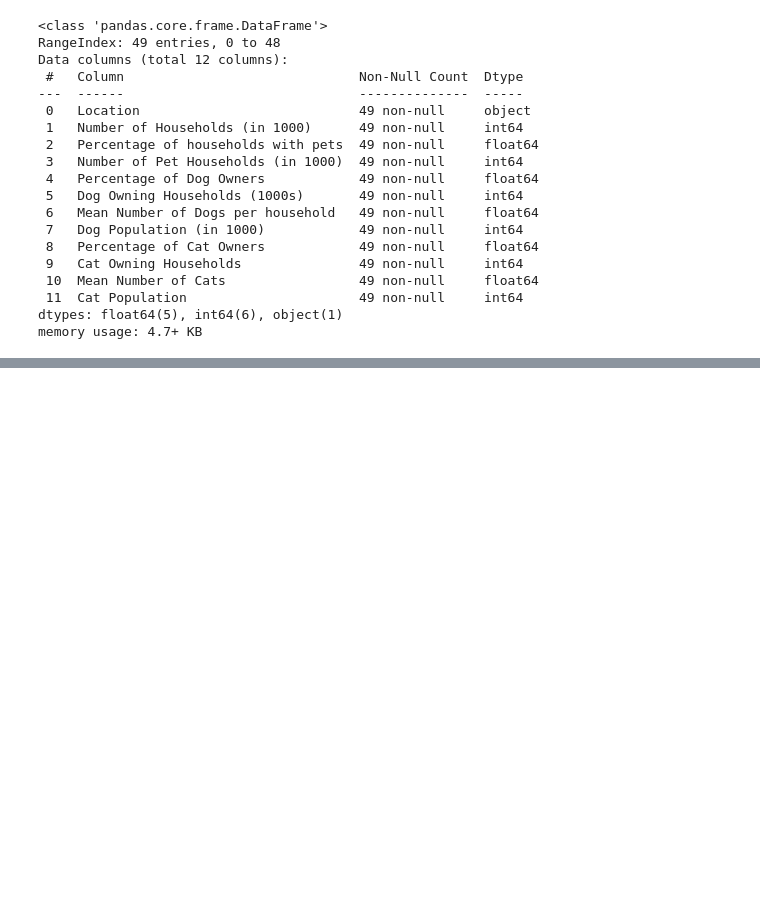
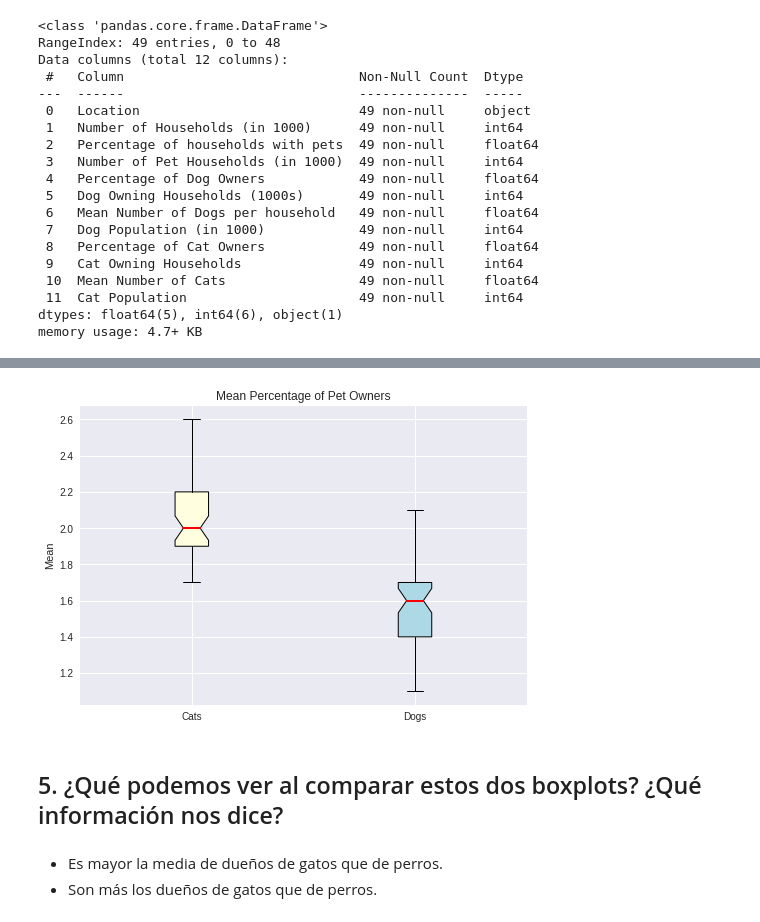
Before and after one commit to samantha-isaac/FirstCodes_DataScience, a Jupyter notebook: ejerciciHistogramasBoxplot.ipynb, the cells around one changed output, grey strips where cells are left out. Saved outputs shown, nothing was run; the diff lists cells and outputs as text; code cells hidden in the pictures; blank space fills up the shorter version.

```diff
--- a/ejerciciHistogramasBoxplot.ipynb
+++ b/ejerciciHistogramasBoxplot.ipynb
@@ -51,0 +83,26 @@ plt.ylabel("Frequency");
+# %%
+mean_cats = df['Mean Number of Cats']
+mean_dogs = df['Mean Number of Dogs per household']
+
+bplot1 = plt.boxplot([mean_cats, mean_dogs],
+                     labels = ['Cats', 'Dogs'],
+                     notch = True,
+                     patch_artist=True,
+                     medianprops={'color': 'red', 'linewidth': 2});
+
+# Establecer el color de relleno de cada boxplot
+colors = ['lightyellow', 'lightblue']
+for patch, color in zip(bplot1['boxes'], colors):
+    patch.set_facecolor(color)
+
+
+plt.title("Mean Percentage of Pet Owners");
+plt.ylabel("Mean");
+plt.show()
+# %% [output]
+[figure, added]
+# %% [markdown]
+## 5. ¿Qué podemos ver al comparar estos dos boxplots? ¿Qué información nos dice?
+# %% [markdown]
+* Es mayor la media de dueños de gatos que de perros.
+* Son más los dueños de gatos que de perros.
```
Also changed, not shown: parts of 8 cells of this notebook.
